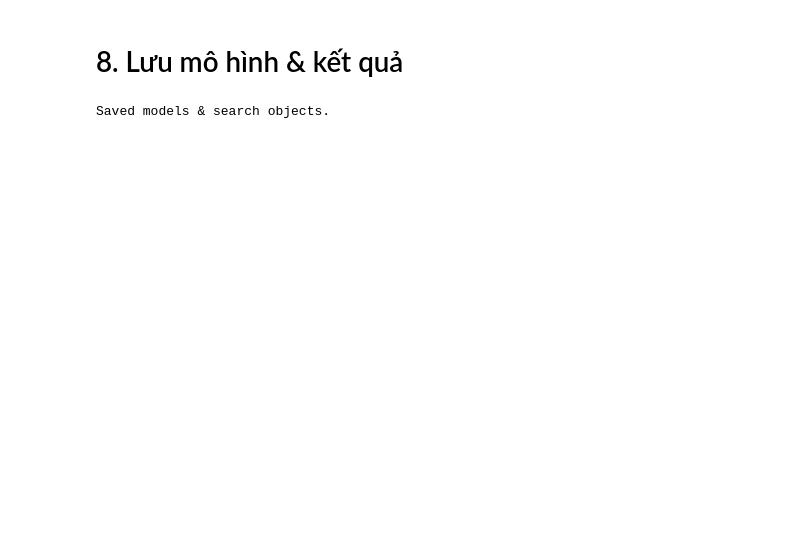
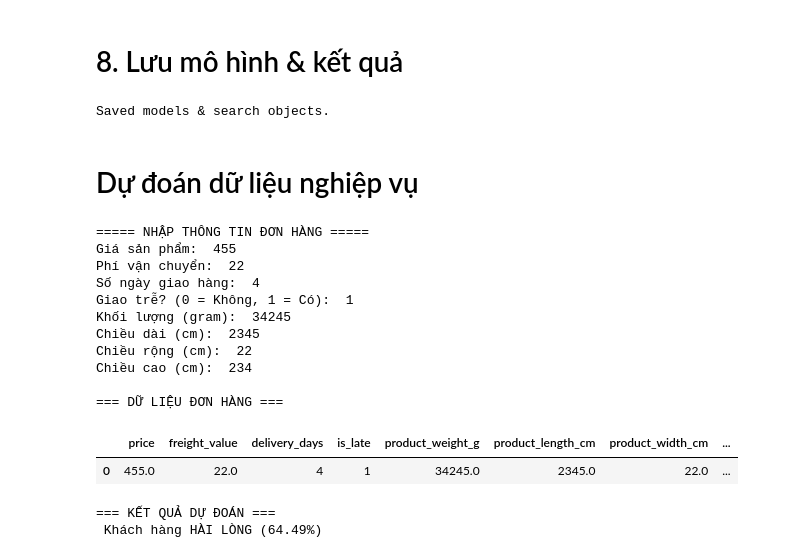
Before and after one commit to bhuukhang/sgu25_data_mining, a Jupyter notebook: DoAn_CuoiKy_Olist/models/Classification.ipynb, the cells around one changed output. Cells and saved outputs as stored; diff of their text form; code cells hidden in the pictures; blank space fills up the shorter version.

```diff
--- a/DoAn_CuoiKy_Olist/models/Classification.ipynb
+++ b/DoAn_CuoiKy_Olist/models/Classification.ipynb
@@ -559,3 +561,5 @@ joblib.dump(grid_dt, "gridsearch_dt.pkl")
 print("Saved models & search objects.")
 # %% [output]
 Saved models & search objects.
+# %% [markdown]
+# Dự đoán dữ liệu nghiệp vụ
@@ -561,0 +587,16 @@ Saved models & search objects.
+# %%
+def get_user_input():
+    def read_float(msg):
+        val = input(msg)
+        return float(val) if val.strip() != "" else np.nan
+
+    return {
+        'price': float(input("Giá sản phẩm: ")),
+        'freight_value': float(input("Phí vận chuyển: ")),
+        'delivery_days': int(input("Số ngày giao hàng: ")),
+        'is_late': int(input("Giao trễ? (0 = Không, 1 = Có): ")),
+        'product_weight_g': float(input("Khối lượng (gram): ")),
+        'product_length_cm': read_float("Chiều dài (cm): "),
+        'product_width_cm': read_float("Chiều rộng (cm): "),
+        'product_height_cm': read_float("Chiều cao (cm): ")
+    }
@@ -561,0 +636,42 @@ Saved models & search objects.
+# %%
+def show_result(df, X, y_pred, y_proba):
+    print("\n=== KẾT QUẢ DỰ ĐOÁN ===")
+
+    # Ngưỡng quyết định
+    HIGH_THRESHOLD = 0.6
+    LOW_THRESHOLD = 0.4
+
+    if y_proba >= HIGH_THRESHOLD:
+        print(f" Khách hàng HÀI LÒNG ({y_proba:.2%})")
+
+    elif y_proba <= LOW_THRESHOLD:
+        print(f" Khách hàng KHÔNG HÀI LÒNG ({y_proba:.2%})")
+
+    else:
+        print(f" Khách hàng KHÔNG CHẮC CHẮN ({y_proba:.2%})")
+        print("  → Cần theo dõi thêm hoặc can thiệp nhẹ để cải thiện trải nghiệm")
+# %%
+print("===== NHẬP THÔNG TIN ĐƠN HÀNG =====")
+
+df_user, X, y_pred, y_proba = predict_satisfaction(best_rf_balanced)
+
+print("\n=== DỮ LIỆU ĐƠN HÀNG ===")
+display(df_user)
+
+show_result(df_user, X, y_pred, y_proba)
+# %% [output]
+===== NHẬP THÔNG TIN ĐƠN HÀNG =====
+Giá sản phẩm:  455
+Phí vận chuyển:  22
+Số ngày giao hàng:  4
+Giao trễ? (0 = Không, 1 = Có):  1
+Khối lượng (gram):  34245
+Chiều dài (cm):  2345
+Chiều rộng (cm):  22
+Chiều cao (cm):  234
+
+=== DỮ LIỆU ĐƠN HÀNG ===
+|  | price | freight_value | delivery_days | is_late | product_weight_g | product_length_cm | product_width_cm | ... |
+| 0 | 455.0 | 22.0 | 4 | 1 | 34245.0 | 2345.0 | 22.0 | ... |
+=== KẾT QUẢ DỰ ĐOÁN ===
+ Khách hàng HÀI LÒNG (64.49%)
```
Also changed, not shown: parts of 14 cells of this notebook.
